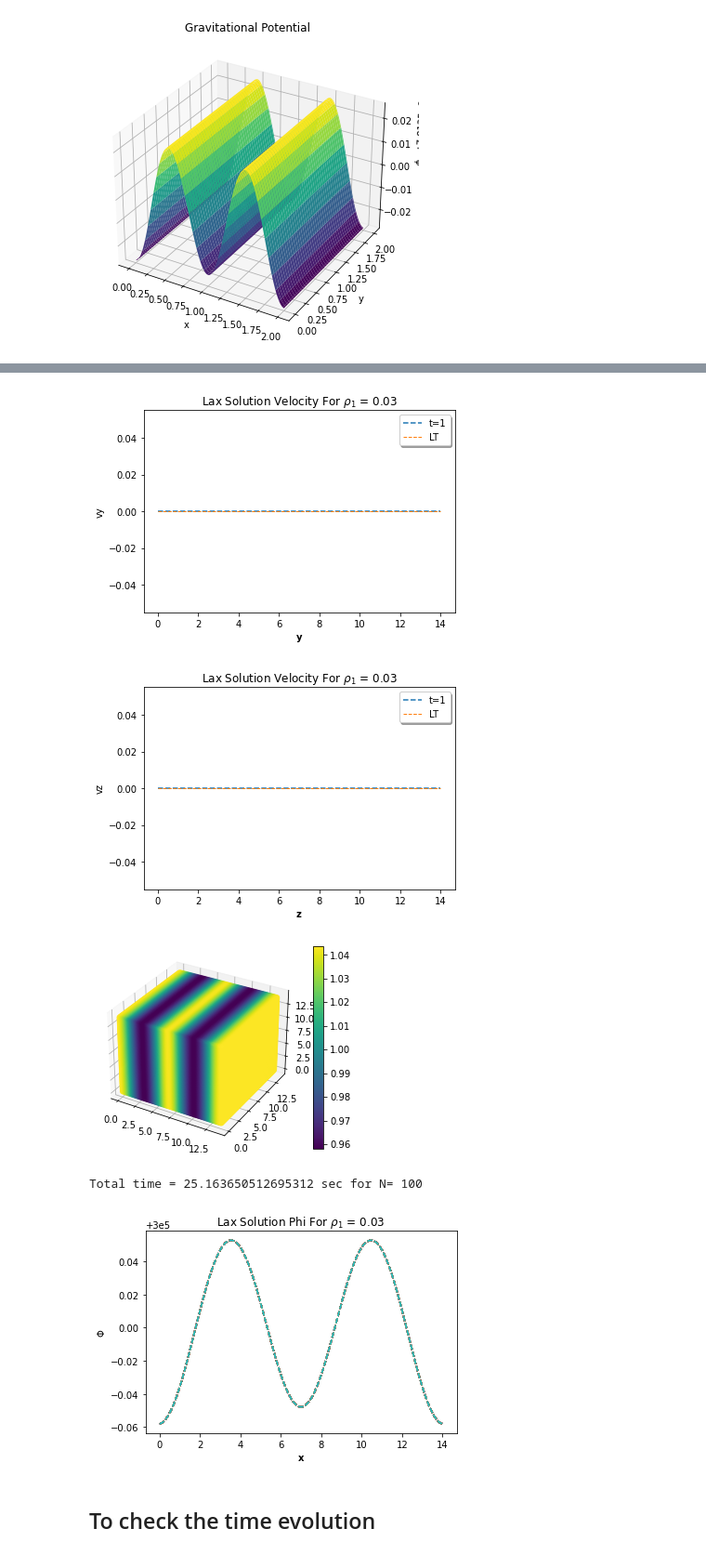
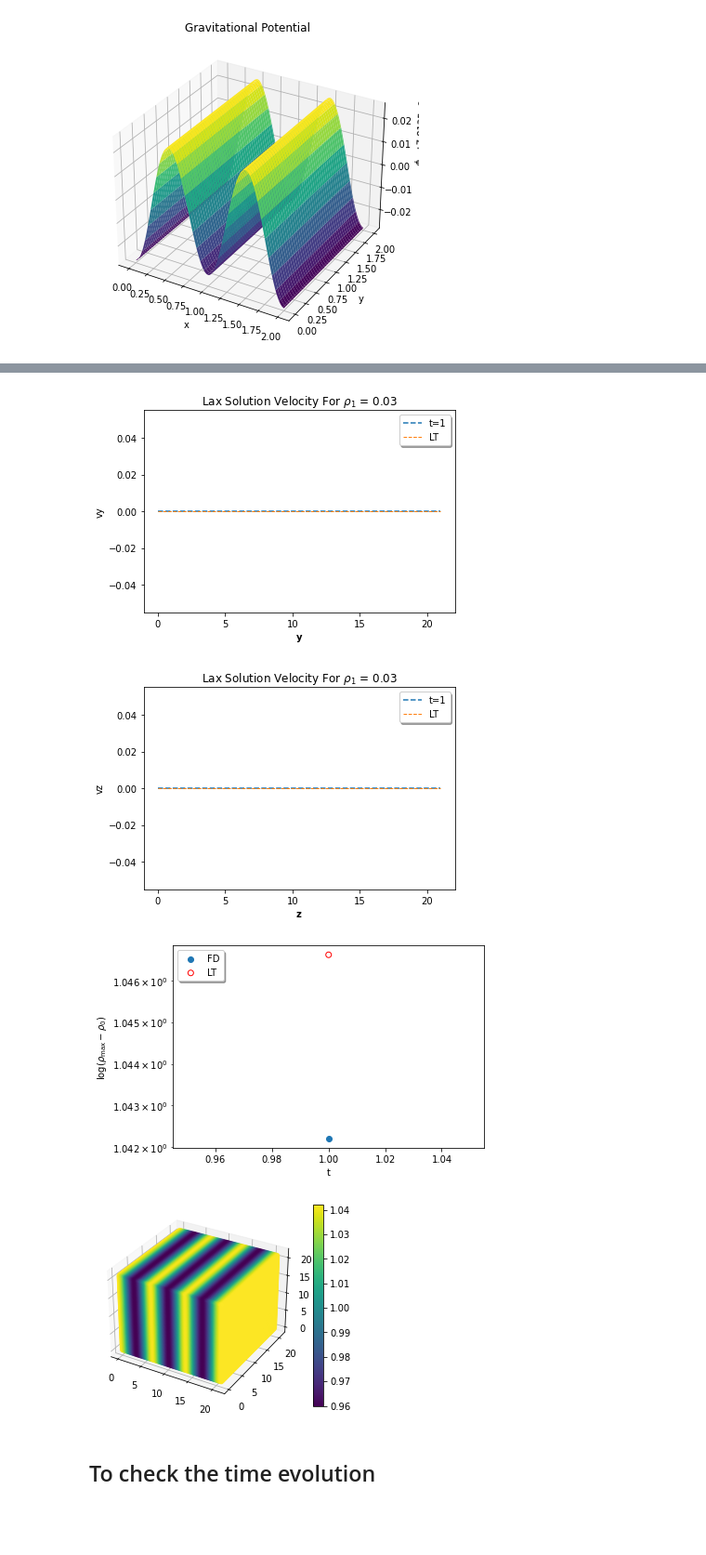
Before and after one commit to sauddy/GRINN, a Jupyter notebook: HYDRO-FINITE-DIFF/LAX-3D.ipynb, the cells around one changed output, grey strips where cells are left out. Shown: that part at 93% size. Drawn from its saved outputs; the diff is of its cells as text; code cells hidden in the pictures; blank space fills up the shorter version.

```diff
--- a/HYDRO-FINITE-DIFF/LAX-3D.ipynb
+++ b/HYDRO-FINITE-DIFF/LAX-3D.ipynb
@@ -683,22 +698,38 @@ def lax_solution(time,N,nu,lam,num_of_waves,rho_1,gravity=False,isplot = None,co
 # %%
 ## Setup for the Hydro Problem
 lam = 7.0           # one wavelength
-num_of_waves = 2    # the number of waves
+num_of_waves = 3    # the number of waves
 rho_1 = 0.03;       # perturbation strength
-nu = 0.4
-N = 100
+nu = 0.5
+N = 100             # Resolution
 t = 1
+
+
+
+
+## Folder to save the plots
+output_folder = "3D_fig_" + str(lam) + '_' + str(t) + '_' + str(num_of_waves) +  '_' + str(rho_1)
+try:
+    os.makedirs(output_folder)
+except OSError:
+    print ("Creation of the directory %s failed/ not needed as it already exit" % output_folder)
+else:
+    print ("Successfully created the directory %s" % output_folder)
 
 
 start = time.time()
 
 
 ## Wihout Gravity
-# lax_solution(t,N,nu,lam,num_of_waves,rho_1,gravity=False,isplot = False,comparison = False)
+# lax_solution(t,N,nu,lam,num_of_waves,rho_1,gravity=False,isplot = True,comparison = True)
 
 ## With Gravity
 lax_solution(t,N,nu,lam,num_of_waves,rho_1,gravity=True,isplot = True,comparison = True,dim_plot = True)
+# lax_solution(6,N,nu,lam,num_of_waves,rho_1,gravity=True,isplot = True,comparison = False,dim_plot = False)
 
 end = time.time()
+
+total_time = end - start
+
 print("Total time = {} sec for N= {}".format(end - start,N))
 # %% [output]
@@ -712,8 +746,7 @@ shape of Phi (100, 100, 100)
-[figure, old version]
+[figure, new version]
-[figure, old version]
+[figure, new version]
-[figure, old version]
+[figure, new version]
-Total time = 25.163650512695312 sec for N= 100
-[figure, old version]
+[figure, new version]
 # %% [markdown]
 ## To check the time evolution
 # %%
```
Also changed, not shown: parts of 5 cells of this notebook, 2 other files.
